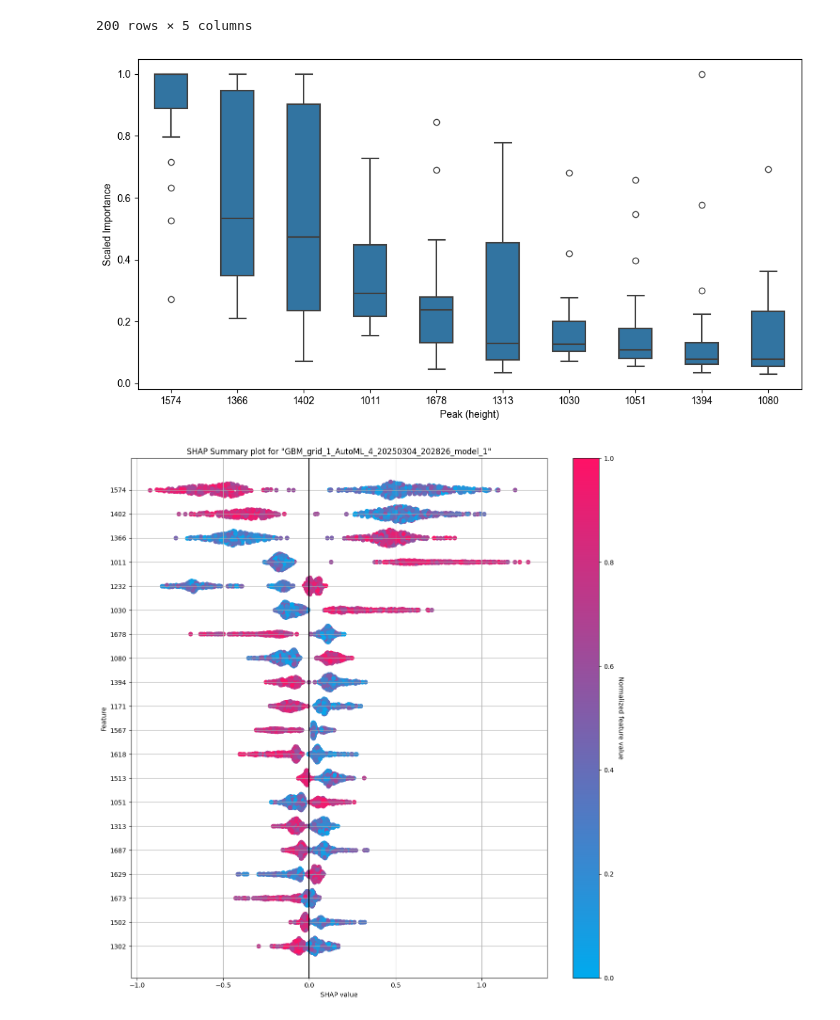
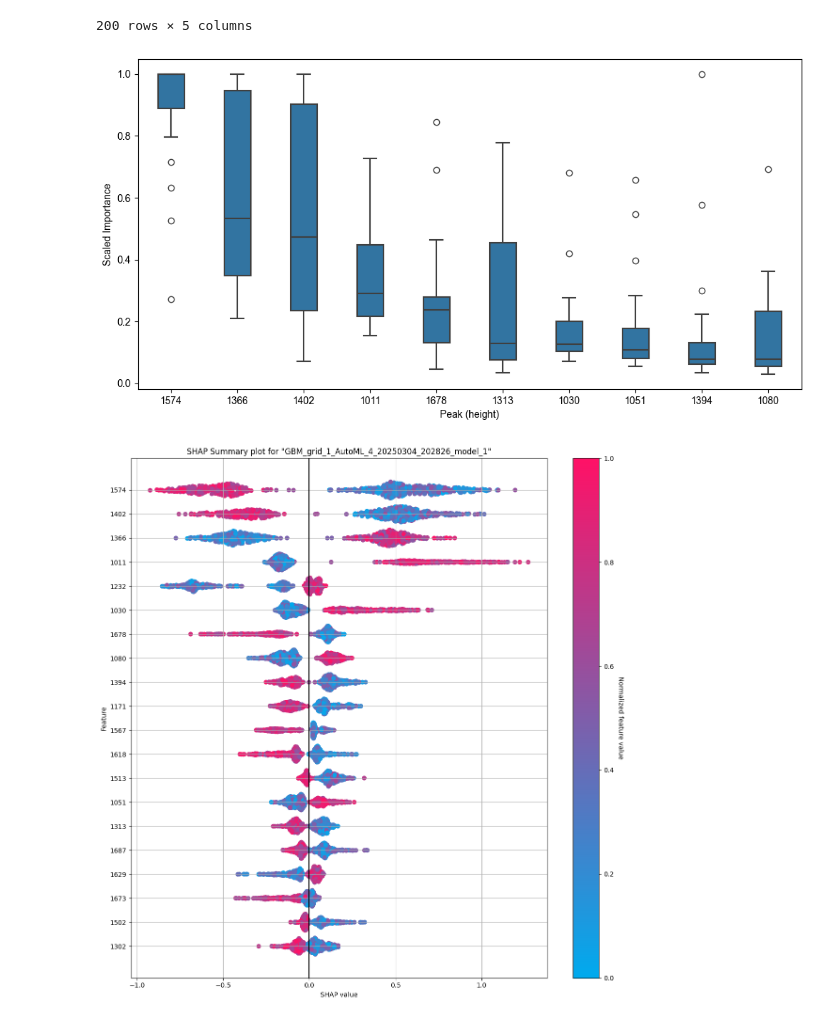
Before and after one commit to MelnychenkoM/ml_methods_hba1c, a Jupyter notebook: notebooks/visuals.ipynb, the cells around one changed output. Saved outputs shown, nothing was run; the diff lists cells and outputs as text; code cells hidden in the pictures.

```diff
--- a/notebooks/visuals.ipynb
+++ b/notebooks/visuals.ipynb
@@ -135,18 +154,18 @@ all_varimp
 # %%
 top_features = all_varimp.groupby('variable')['scaled_importance'].mean().nlargest(10).index
 
 top_varimp = all_varimp[all_varimp['variable'].isin(top_features)]
 
 plt.figure(figsize=(12, 6))
 sns.boxplot(x='variable', y='scaled_importance',
             data=top_varimp,
-            order=top_features, linewidth=1.5, width=0.5)
+            order=top_features, linewidth=1.5, width=0.4)
 # plt.title('Top 10 Most Important Features Across Models')
 plt.ylabel('Scaled Importance')
 plt.xlabel("Peak (height)")
 plt.savefig("../figures/top_varimp_height.png", transparent=True, dpi=300)
 # %% [output]
-[figure, old version]
+[figure, new version]
 # %%
 with open("../data/curvefit_results/SHAP_height.pkl", "rb") as f:
     shap_height = pickle.load(f)
```
Also changed, not shown: parts of 2 cells of this notebook, 2 other files.
